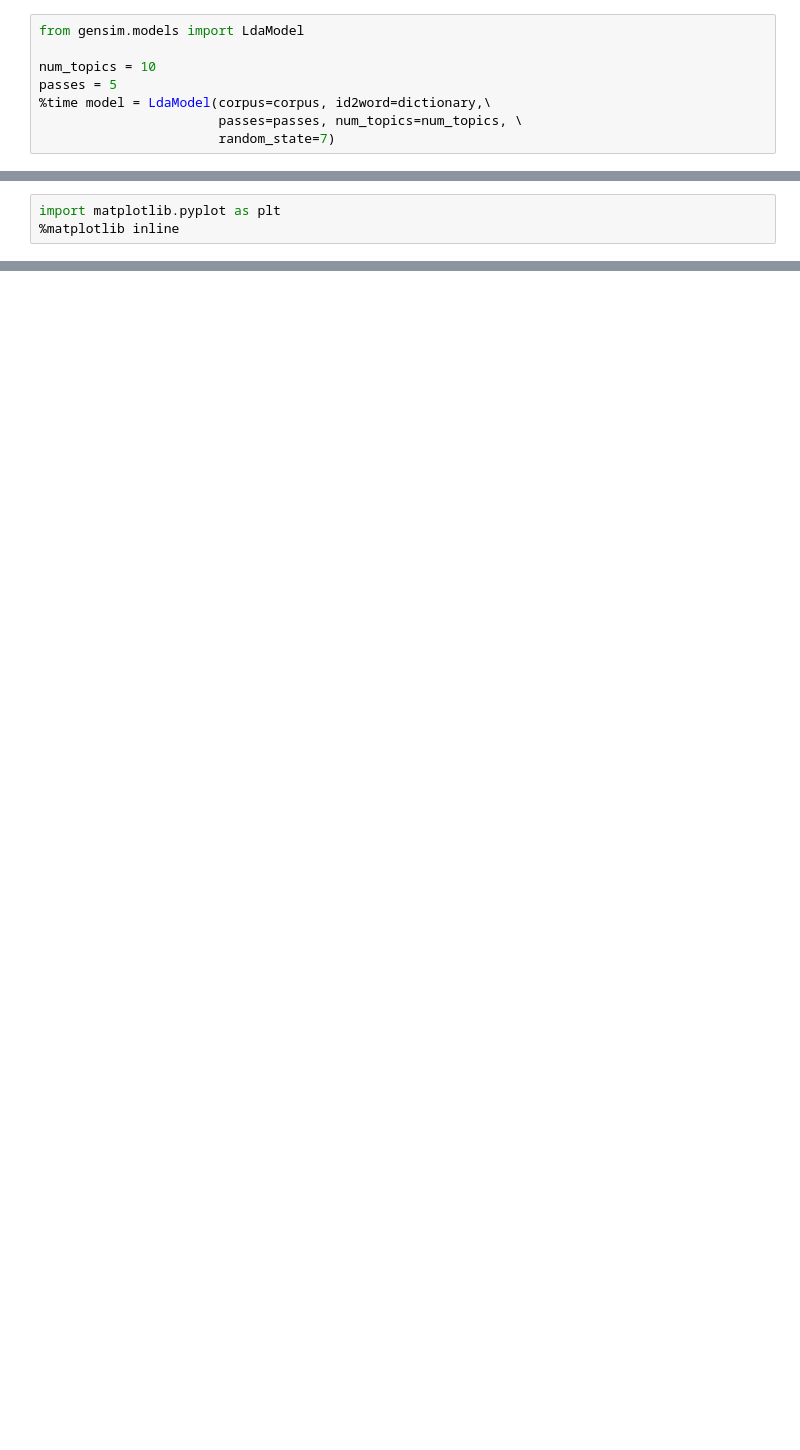
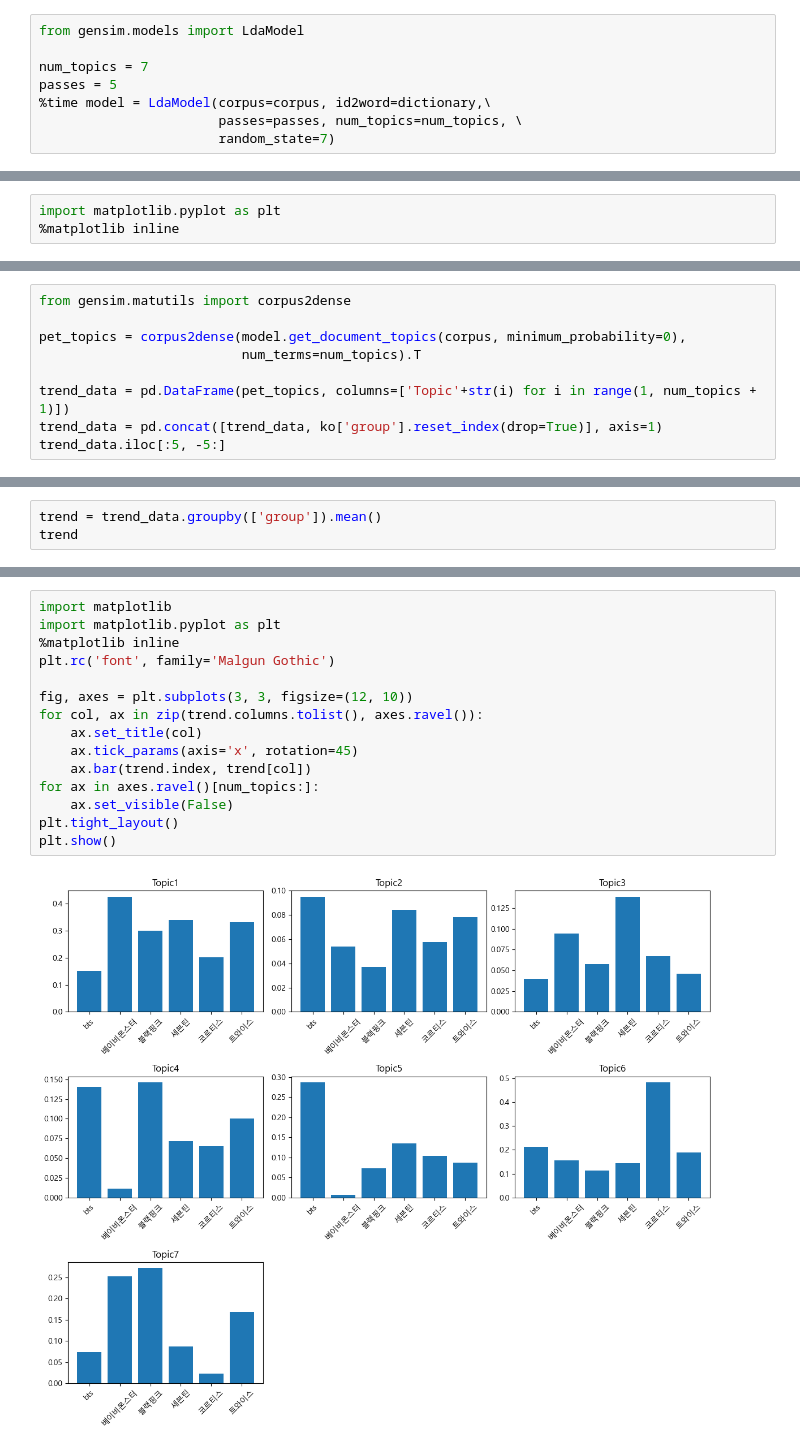
Before and after one commit to JAEMOON-LEEE/Data_Intelligence_PBL-1, a Jupyter notebook: Topic_Modeling_ko.ipynb, the cells around one changed output, grey strips where cells are left out. Drawn from its saved outputs; the diff is of its cells as text; blank space fills up the shorter version.

Commit message:
Add group-level topic shares to the Korean LDA notebook.
Co-authored-by: Cursor <cursoragent@cursor.com>

```diff
--- a/Topic_Modeling_ko.ipynb
+++ b/Topic_Modeling_ko.ipynb
@@ -26,7 +25,7 @@ print('#Number of documents: %d' % len(corpus))
 # %%
 from gensim.models import LdaModel
 
-num_topics = 10
+num_topics = 7
 passes = 5
 %time model = LdaModel(corpus=corpus, id2word=dictionary,\
                        passes=passes, num_topics=num_topics, \
@@ -138,0 +141,9 @@ num_topics: 6, perplexity: -4.121, coherence: -19.091
+# %%
+from gensim.matutils import corpus2dense
+
+pet_topics = corpus2dense(model.get_document_topics(corpus, minimum_probability=0),
+                          num_terms=num_topics).T
+
+trend_data = pd.DataFrame(pet_topics, columns=['Topic'+str(i) for i in range(1, num_topics + 1)])
+trend_data = pd.concat([trend_data, ko['group'].reset_index(drop=True)], axis=1)
+trend_data.iloc[:5, -5:]
@@ -138,0 +157,3 @@ num_topics: 6, perplexity: -4.121, coherence: -19.091
+# %%
+trend = trend_data.groupby(['group']).mean()
+trend
@@ -138,0 +191,17 @@ num_topics: 6, perplexity: -4.121, coherence: -19.091
+# %%
+import matplotlib
+import matplotlib.pyplot as plt
+%matplotlib inline
+plt.rc('font', family='Malgun Gothic')
+
+fig, axes = plt.subplots(3, 3, figsize=(12, 10))
+for col, ax in zip(trend.columns.tolist(), axes.ravel()):
+    ax.set_title(col)
+    ax.tick_params(axis='x', rotation=45)
+    ax.bar(trend.index, trend[col])
+for ax in axes.ravel()[num_topics:]:
+    ax.set_visible(False)
+plt.tight_layout()
+plt.show()
+# %% [output]
+[figure, added]
```
Also changed, not shown: parts of 14 cells of this notebook.
